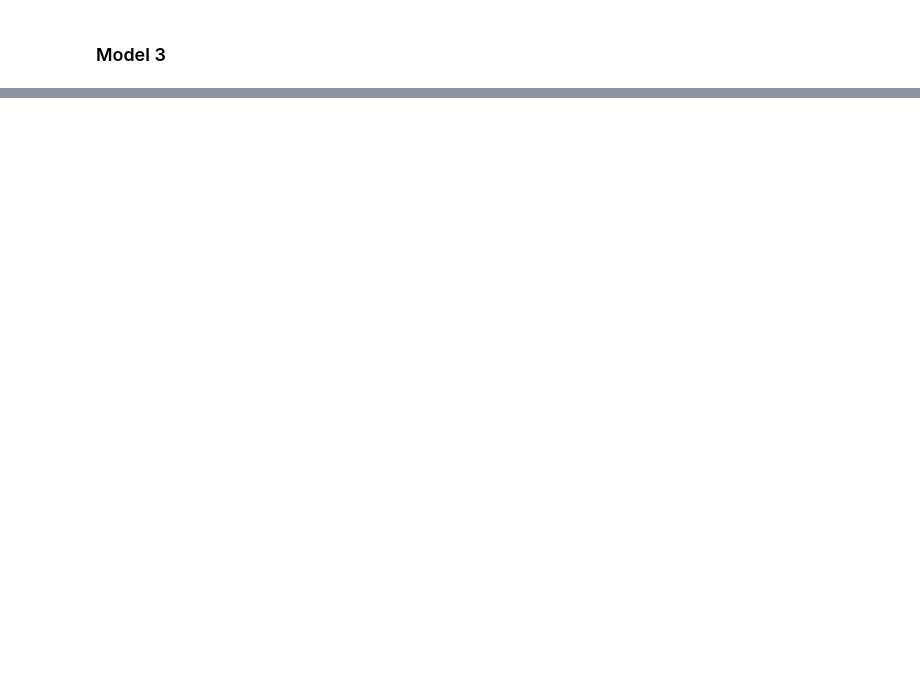
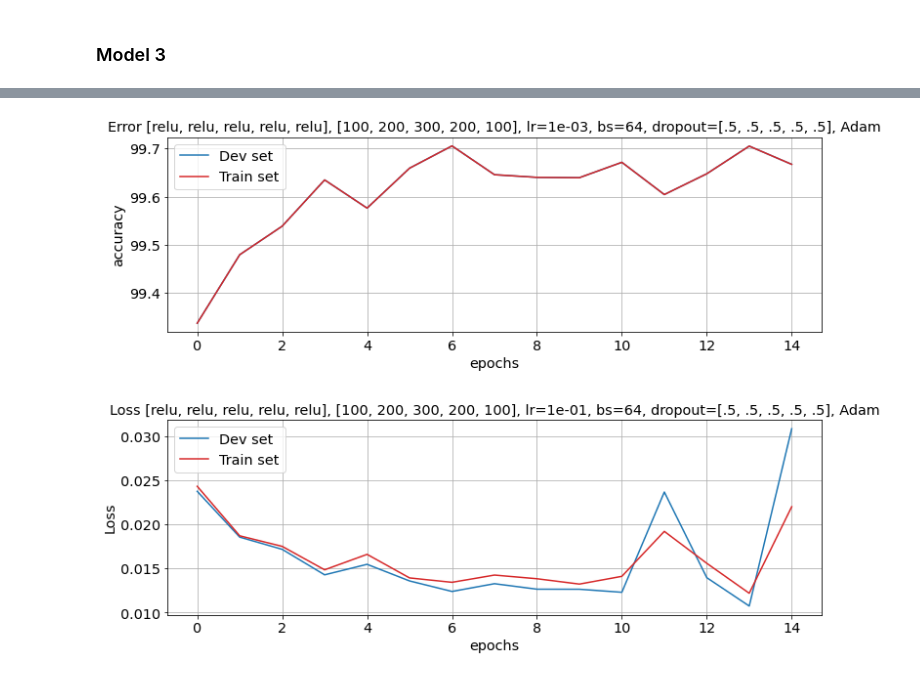
Before and after one commit to utfsm-eg2-data-analysis/analysis-omega-DL, a Jupyter notebook: C /Canalysis.ipynb, the cells around one changed output, grey strips where cells are left out. Cells and saved outputs as stored; diff of their text form; code cells hidden in the pictures; blank space fills up the shorter version.

```diff
--- a/C /Canalysis.ipynb
+++ b/C /Canalysis.ipynb
@@ -528,7 +530,7 @@ ax2.grid()
 # %%
 model_3 = FFNN(d0=16, d1=100, d2=200, d3=300, d4=200, d5=100, l_do=[.5, .5, .5, .5, .5])
 
-lr = 0.1
+lr = 1e-03
 epochs = 15
 optimizer = torch.optim.Adam(model_3.parameters(), lr, betas=(0.9, 0.999), eps=1e-08)
 train_loss_3, train_acc_3, val_loss_3, val_acc_3 = train_model(model_3, dataset, optimizer, epochs=epochs, batch_size=64, device='cpu',
@@ -539,19 +558,21 @@ train_loss_3, train_acc_3, val_loss_3, val_acc_3 = train_model(model_3, dataset,
 # %%
 fig = plt.figure(figsize=(12, 9))
 fig.subplots_adjust(hspace=.45)
 ax1 = fig.add_subplot(211)
-ax1.set_title("Error" + ' [relu, relu, relu, relu, relu], [100, 200, 300, 200, 100], lr=1e-01, bs=64, dropout=[.5, .5, .5, .5, .5], Adam')
+ax1.set_title("Error" + ' [relu, relu, relu, relu, relu], [100, 200, 300, 200, 100], lr=1e-03, bs=64, dropout=[.5, .5, .5, .5, .5], Adam')
 ax1.set_xlabel('epochs')
 ax1.set_ylabel('accuracy')
 ax1.plot(val_acc_3, c='C0', label='Dev set')
 ax1.plot(train_acc_3, c='C3', label='Train set')
 ax1.legend()
 ax1.grid()
 ax2 = fig.add_subplot(212)
 ax2.set_title("Loss" + ' [relu, relu, relu, relu, relu], [100, 200, 300, 200, 100], lr=1e-01, bs=64, dropout=[.5, .5, .5, .5, .5], Adam')
 ax2.set_xlabel('epochs')
-ax2.set_ylabel('accuracy')
+ax2.set_ylabel('Loss')
 ax2.plot(val_loss_3, c='C0', label='Dev set')
 ax2.plot(train_loss_3, c='C3', label='Train set')
 ax2.legend()
 ax2.grid()
+# %% [output]
+[figure, added]
```
Also changed, not shown: parts of 16 cells of this notebook.
